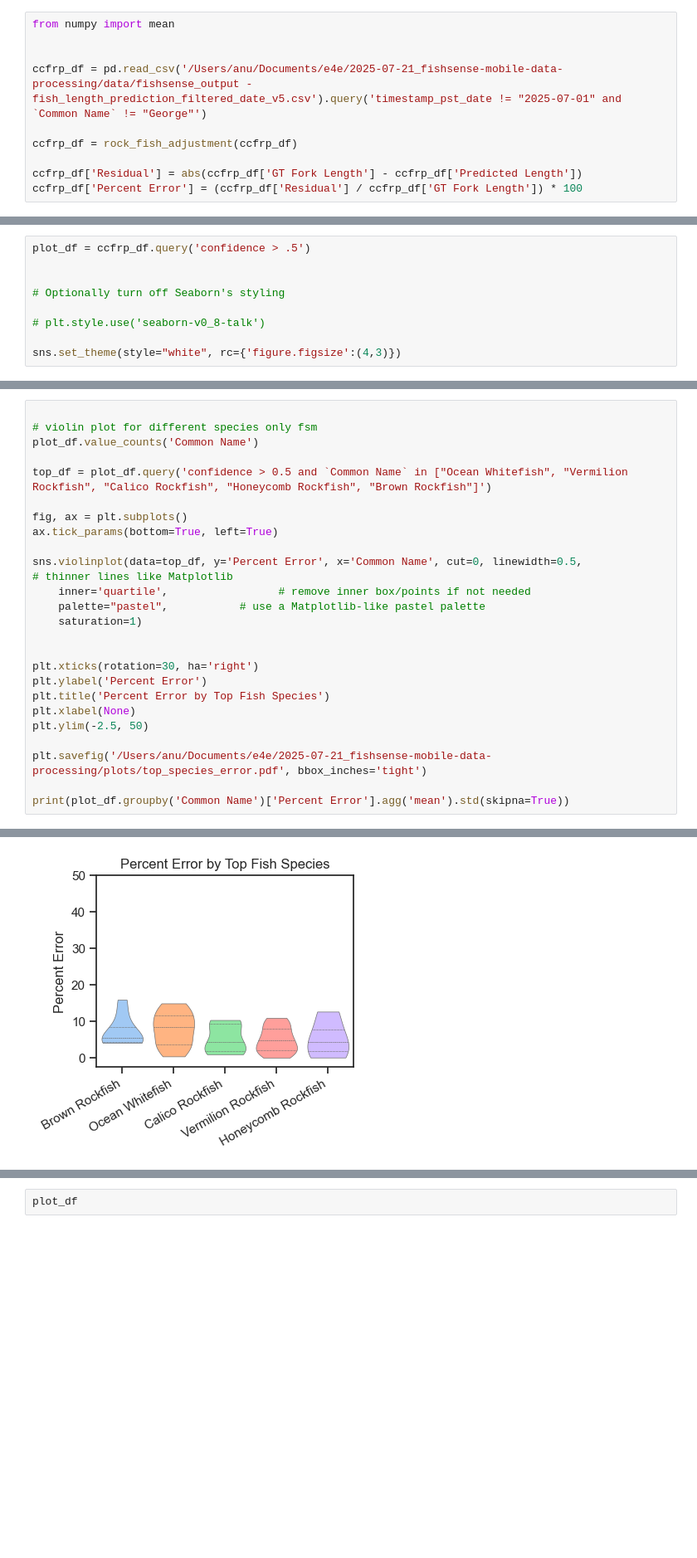
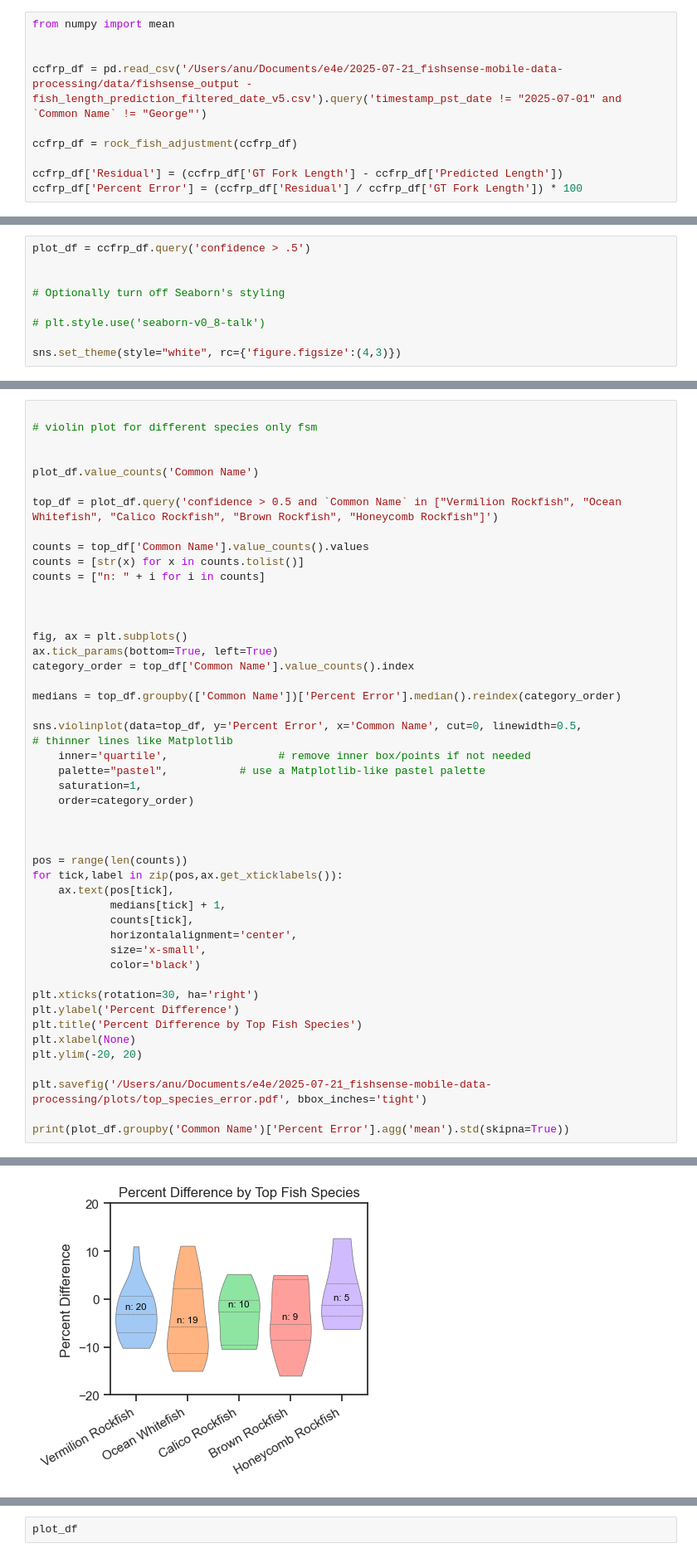
Before and after one commit to UCSD-E4E/fishsense-mobile-oceans-2025, a Jupyter notebook: scripts/02_plotting.ipynb, the cells around one changed output, grey strips where cells are left out. Shown: that part at 83% size. Cells and saved outputs as stored; diff of their text form; blank space fills up the shorter version.

```diff
--- a/scripts/02_plotting.ipynb
+++ b/scripts/02_plotting.ipynb
@@ -104,7 +104,7 @@ ccfrp_df = pd.read_csv('/Users/anu/Documents/e4e/2025-07-21_fishsense-mobile-dat
 
 ccfrp_df = rock_fish_adjustment(ccfrp_df)
 
-ccfrp_df['Residual'] = abs(ccfrp_df['GT Fork Length'] - ccfrp_df['Predicted Length'])
+ccfrp_df['Residual'] = (ccfrp_df['GT Fork Length'] - ccfrp_df['Predicted Length'])
 ccfrp_df['Percent Error'] = (ccfrp_df['Residual'] / ccfrp_df['GT Fork Length']) * 100
 # %% [markdown]
 ### Theo's plot ideas
@@ -270,24 +255,46 @@ plot_df
 # %%
 
 # violin plot for different species only fsm
+
+
 plot_df.value_counts('Common Name')
 
-top_df = plot_df.query('confidence > 0.5 and `Common Name` in ["Ocean Whitefish", "Vermilion Rockfish", "Calico Rockfish", "Honeycomb Rockfish", "Brown Rockfish"]')
+top_df = plot_df.query('confidence > 0.5 and `Common Name` in ["Vermilion Rockfish", "Ocean Whitefish", "Calico Rockfish", "Brown Rockfish", "Honeycomb Rockfish"]')
+
+counts = top_df['Common Name'].value_counts().values
+counts = [str(x) for x in counts.tolist()]
+counts = ["n: " + i for i in counts]
+
+
 
 fig, ax = plt.subplots()
 ax.tick_params(bottom=True, left=True)
+category_order = top_df['Common Name'].value_counts().index
+
+medians = top_df.groupby(['Common Name'])['Percent Error'].median().reindex(category_order)
 
 sns.violinplot(data=top_df, y='Percent Error', x='Common Name', cut=0, linewidth=0.5,                # thinner lines like Matplotlib
     inner='quartile',                 # remove inner box/points if not needed
     palette="pastel",           # use a Matplotlib-like pastel palette
-    saturation=1)
+    saturation=1,
+    order=category_order)
 
 
+
+pos = range(len(counts))
+for tick,label in zip(pos,ax.get_xticklabels()):
+    ax.text(pos[tick],
+            medians[tick] + 1,
+            counts[tick],
+            horizontalalignment='center',
+            size='x-small',
+            color='black')
+
 plt.xticks(rotation=30, ha='right')
-plt.ylabel('Percent Error')
-plt.title('Percent Error by Top Fish Species')
+plt.ylabel('Percent Difference')
+plt.title('Percent Difference by Top Fish Species')
 plt.xlabel(None)
-plt.ylim(-2.5, 50)
+plt.ylim(-20, 20)
 
 plt.savefig('/Users/anu/Documents/e4e/2025-07-21_fishsense-mobile-data-processing/plots/top_species_error.pdf', bbox_inches='tight')
 
@@ -300 +307 @@ Passing `palette` without assigning `hue` is deprecated and will be removed in v
-[figure, old version]
+[figure, new version]
```
Also changed, not shown: parts of 13 cells of this notebook, 11 other files.
